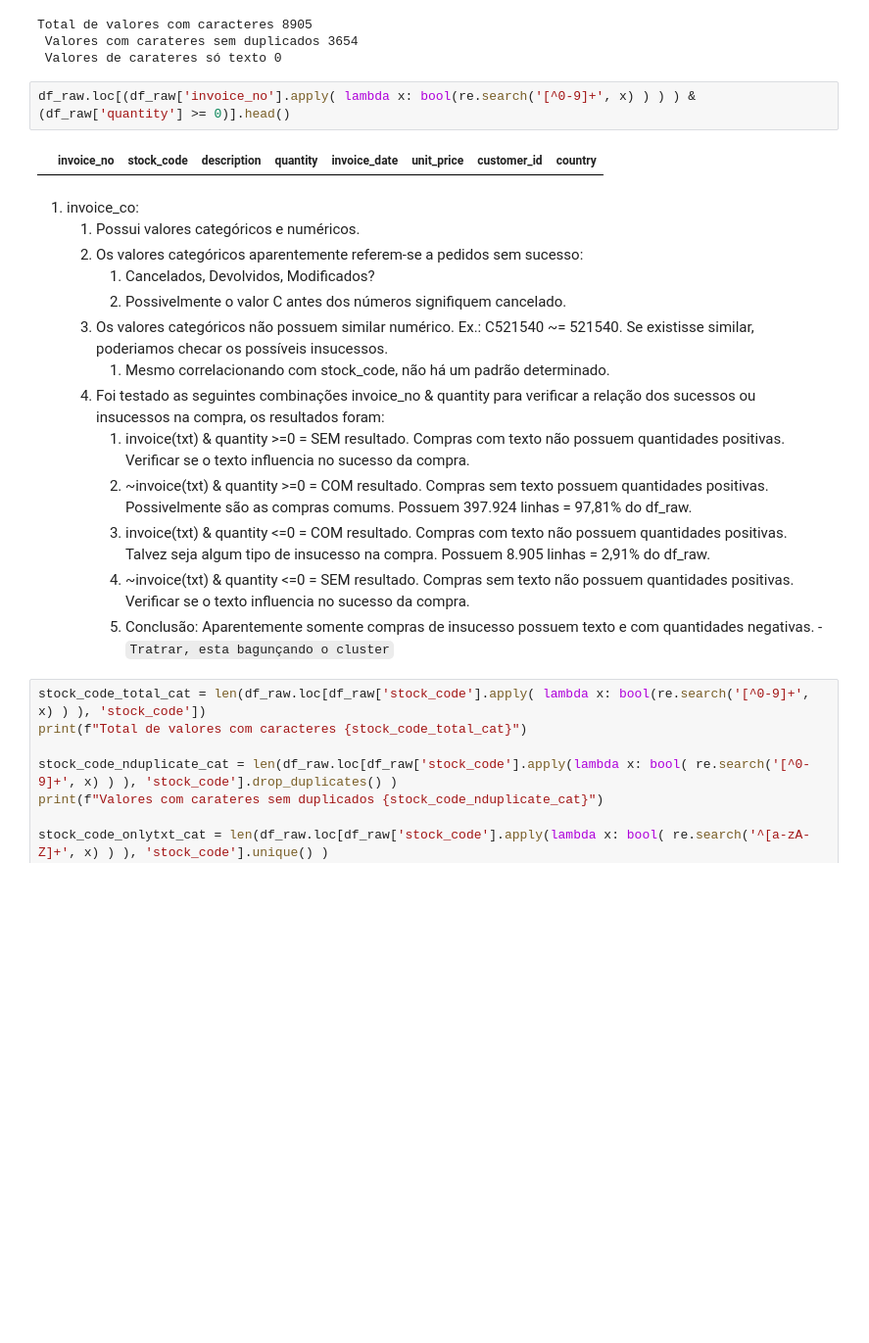
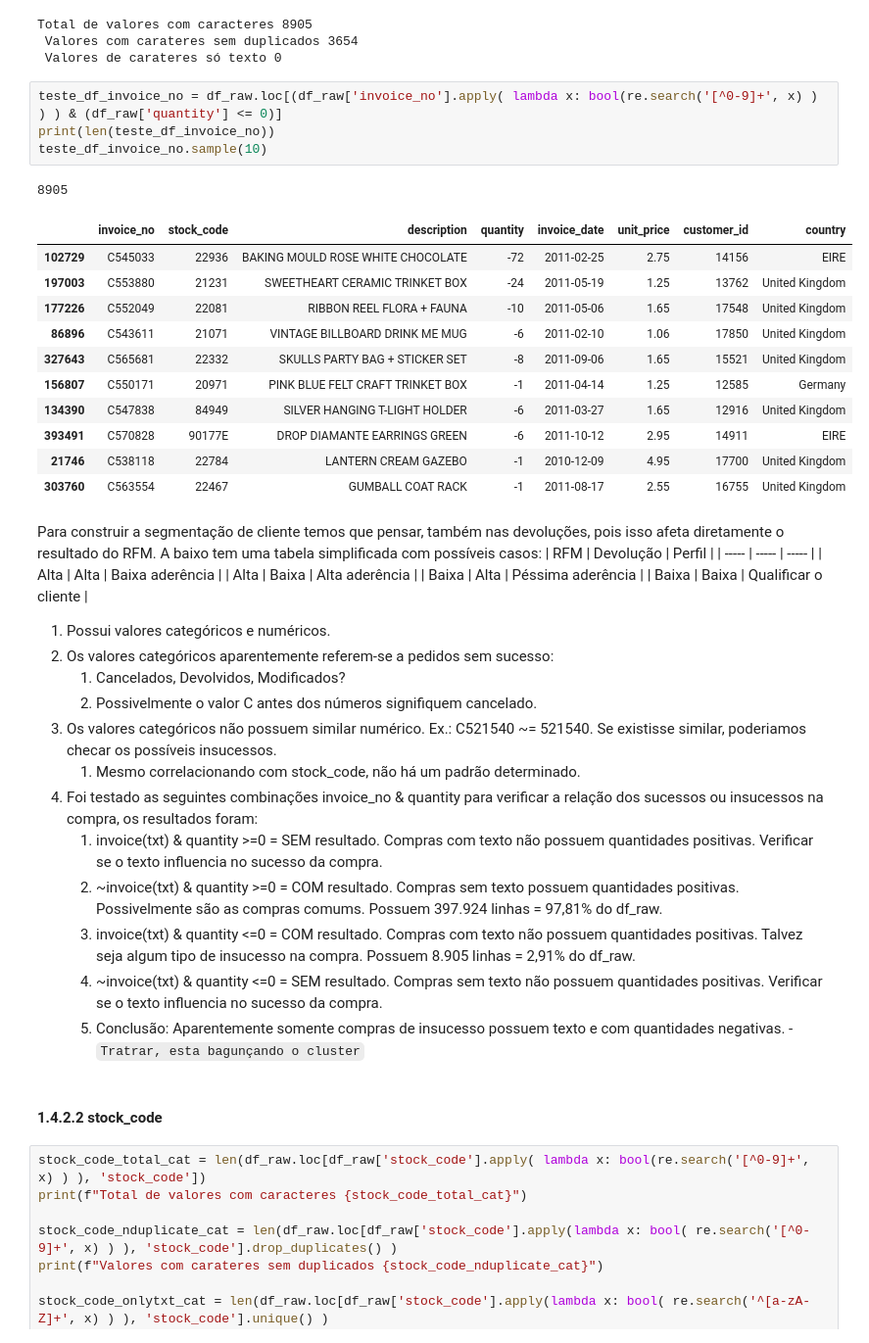
Before and after one commit to Gabrielnbr/Fidelidade-Classificacao, a Jupyter notebook: notebooks/1.0.descricao_dados.ipynb, the cells around one changed output. Shown at 98% size. Saved outputs shown, nothing was run; the diff lists cells and outputs as text; blank space fills up the shorter version.

```diff
--- a/notebooks/1.0.descricao_dados.ipynb
+++ b/notebooks/1.0.descricao_dados.ipynb
@@ -139,23 +196,45 @@ Total de valores com caracteres 8905
  Valores com carateres sem duplicados 3654
  Valores de carateres só texto 0
 # %%
-df_raw.loc[(df_raw['invoice_no'].apply( lambda x: bool(re.search('[^0-9]+', x) ) ) ) & (df_raw['quantity'] >= 0)].head()
+teste_df_invoice_no = df_raw.loc[(df_raw['invoice_no'].apply( lambda x: bool(re.search('[^0-9]+', x) ) ) ) & (df_raw['quantity'] <= 0)]
+print(len(teste_df_invoice_no))
+teste_df_invoice_no.sample(10)
 # %% [output]
+8905
 |  | invoice_no | stock_code | description | quantity | invoice_date | unit_price | customer_id | country |
+| 102729 | C545033 | 22936 | BAKING MOULD ROSE WHITE CHOCOLATE | -72 | 2011-02-25 | 2.75 | 14156 | EIRE |
+| 197003 | C553880 | 21231 | SWEETHEART CERAMIC TRINKET BOX | -24 | 2011-05-19 | 1.25 | 13762 | United Kingdom |
+| 177226 | C552049 | 22081 | RIBBON REEL FLORA + FAUNA | -10 | 2011-05-06 | 1.65 | 17548 | United Kingdom |
+| 86896 | C543611 | 21071 | VINTAGE BILLBOARD DRINK ME MUG | -6 | 2011-02-10 | 1.06 | 17850 | United Kingdom |
+| 327643 | C565681 | 22332 | SKULLS PARTY BAG + STICKER SET | -8 | 2011-09-06 | 1.65 | 15521 | United Kingdom |
+| 156807 | C550171 | 20971 | PINK BLUE FELT CRAFT TRINKET BOX | -1 | 2011-04-14 | 1.25 | 12585 | Germany |
+| 134390 | C547838 | 84949 | SILVER HANGING T-LIGHT HOLDER | -6 | 2011-03-27 | 1.65 | 12916 | United Kingdom |
+| 393491 | C570828 | 90177E | DROP DIAMANTE EARRINGS GREEN | -6 | 2011-10-12 | 2.95 | 14911 | EIRE |
+| 21746 | C538118 | 22784 | LANTERN CREAM GAZEBO | -1 | 2010-12-09 | 4.95 | 17700 | United Kingdom |
+| 303760 | C563554 | 22467 | GUMBALL COAT RACK | -1 | 2011-08-17 | 2.55 | 16755 | United Kingdom |
 # %% [markdown]
-1. invoice_co:
-   1. Possui valores categóricos e numéricos.
-   2. Os valores categóricos aparentemente referem-se a pedidos sem sucesso:
-      1. Cancelados, Devolvidos, Modificados?
-      2. Possivelmente o valor C antes dos números signifiquem cancelado.
-   3. Os valores categóricos não possuem similar numérico. Ex.: C521540 ~= 521540. Se existisse similar, poderiamos checar os possíveis insucessos.
-      1. Mesmo correlacionando com stock_code, não há um padrão determinado.
-   4. Foi testado as seguintes combinações invoice_no & quantity para verificar a relação dos sucessos ou insucessos na compra, os resultados foram:
-      1. invoice(txt) & quantity >=0 = SEM resultado. Compras com texto não possuem quantidades positivas. Verificar se o texto influencia no sucesso da compra.
-      2. ~invoice(txt) & quantity >=0 = COM resultado. Compras sem texto possuem quantidades positivas. Possivelmente são as compras comums. Possuem 397.924 linhas = 97,81% do df_raw.
-      3. invoice(txt) & quantity <=0 = COM resultado. Compras com texto não possuem quantidades positivas. Talvez seja algum tipo de insucesso na compra. Possuem 8.905 linhas = 2,91% do df_raw.
-      4. ~invoice(txt) & quantity <=0 = SEM resultado. Compras sem texto não possuem quantidades positivas. Verificar se o texto influencia no sucesso da compra.
-      5. Conclusão: Aparentemente somente compras de insucesso possuem texto e com quantidades negativas. - `Tratrar, esta bagunçando o cluster`
+Para construir a segmentação de cliente temos que pensar, também nas devoluções, pois isso afeta diretamente o resultado do RFM. A baixo tem uma tabela simplificada com possíveis casos:
+| RFM | Devolução | Perfil |
+| ----- | ----- | ----- |
+| Alta | Alta | Baixa aderência |
+| Alta | Baixa | Alta aderência |
+| Baixa | Alta | Péssima aderência |
+| Baixa | Baixa | Qualificar o cliente |
+
+1. Possui valores categóricos e numéricos.
+2. Os valores categóricos aparentemente referem-se a pedidos sem sucesso:
+   1. Cancelados, Devolvidos, Modificados?
+   2. Possivelmente o valor C antes dos números signifiquem cancelado.
+3. Os valores categóricos não possuem similar numérico. Ex.: C521540 ~= 521540. Se existisse similar, poderiamos checar os possíveis insucessos.
+   1. Mesmo correlacionando com stock_code, não há um padrão determinado.
+4. Foi testado as seguintes combinações invoice_no & quantity para verificar a relação dos sucessos ou insucessos na compra, os resultados foram:
+   1. invoice(txt) & quantity >=0 = SEM resultado. Compras com texto não possuem quantidades positivas. Verificar se o texto influencia no sucesso da compra.
+   2. ~invoice(txt) & quantity >=0 = COM resultado. Compras sem texto possuem quantidades positivas. Possivelmente são as compras comums. Possuem 397.924 linhas = 97,81% do df_raw.
+   3. invoice(txt) & quantity <=0 = COM resultado. Compras com texto não possuem quantidades positivas. Talvez seja algum tipo de insucesso na compra. Possuem 8.905 linhas = 2,91% do df_raw.
+   4. ~invoice(txt) & quantity <=0 = SEM resultado. Compras sem texto não possuem quantidades positivas. Verificar se o texto influencia no sucesso da compra.
+   5. Conclusão: Aparentemente somente compras de insucesso possuem texto e com quantidades negativas. - `Tratrar, esta bagunçando o cluster`
+# %% [markdown]
+#### 1.4.2.2 stock_code
 # %%
 stock_code_total_cat = len(df_raw.loc[df_raw['stock_code'].apply( lambda x: bool(re.search('[^0-9]+', x) ) ), 'stock_code'])
 print(f"Total de valores com caracteres {stock_code_total_cat}")
```
Also changed, not shown: parts of 17 cells of this notebook.
